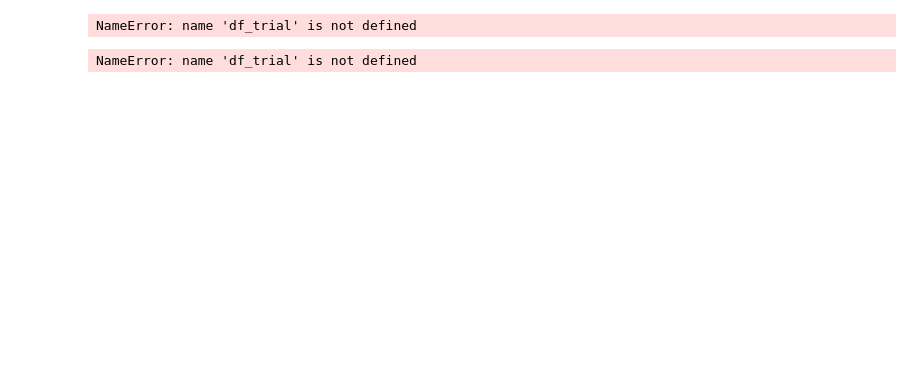
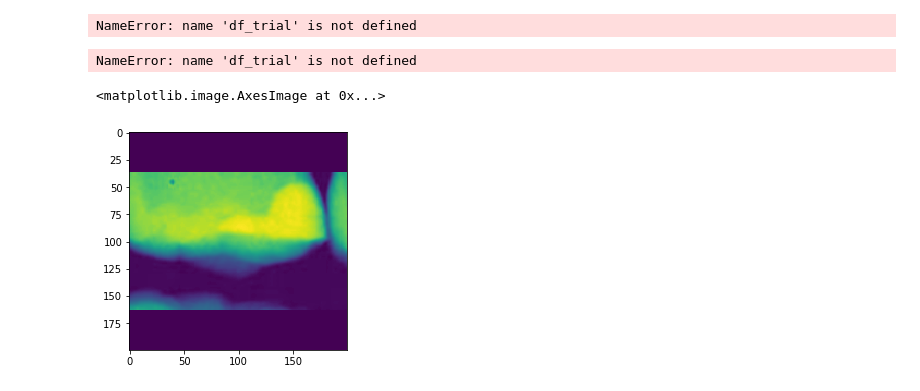
Before and after one commit to j-tian/Springboard, a Jupyter notebook: Capstone_two.ipynb, the cells around one changed output. Saved outputs shown, nothing was run; the diff lists cells and outputs as text; code cells hidden in the pictures; blank space fills up the shorter version.

```diff
--- a/Capstone_two.ipynb
+++ b/Capstone_two.ipynb
@@ -90,10 +95,21 @@ df_trial
 # %% [output]
 NameError: name 'df_trial' is not defined
 # %%
-X_train=df_trial['image_crop'].values()
-Y_train=df_trial['caries'].values()
+X_train_trial=df_trial['image_crop'].values
+np.concatenate(X_train_trial)
+Y_train_trial=df_trial['caries'].values
+Y_train_trial.shape
 # %% [output]
 NameError: name 'df_trial' is not defined
+# %%
+X_train.shape
+
+
+from matplotlib import pyplot as plt
+plt.imshow(X_train[0])
+# %% [output]
+<matplotlib.image.AxesImage at 0x...>
+[figure, added]
 # %%
 import cv2
 import numpy as np
```
Also changed, not shown: parts of 27 cells of this notebook.
